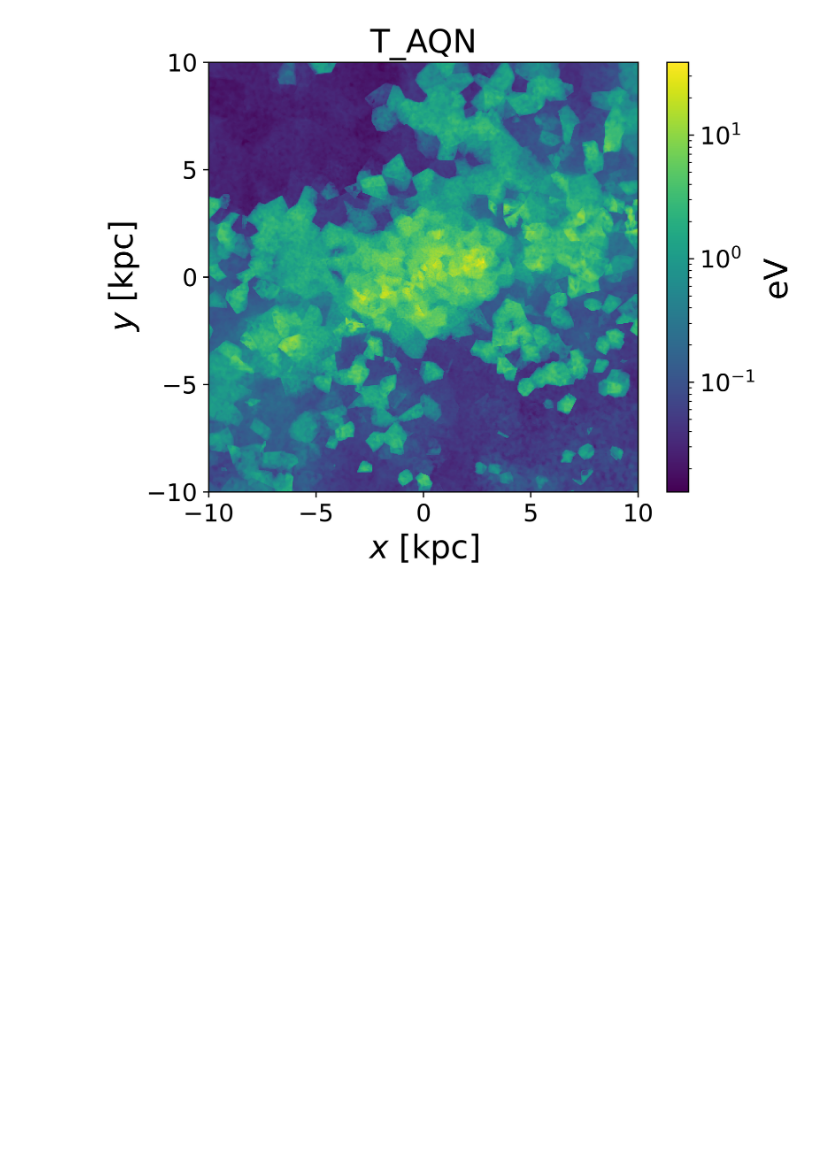
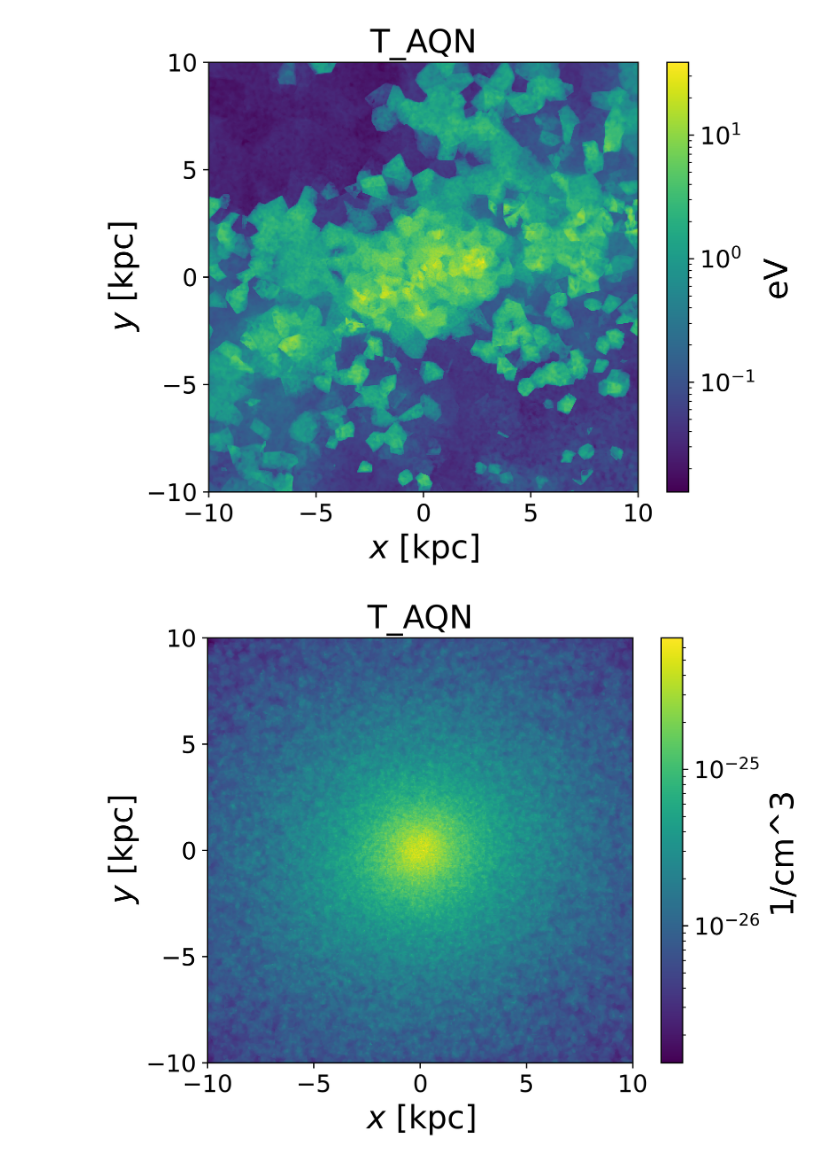
Before and after one commit to msekatchev/nugget-emissions, a Jupyter notebook: processing/generate-skymap-from-cubes-v2.ipynb, the cells around one changed output. Cells and saved outputs as stored; diff of their text form; code cells hidden in the pictures; blank space fills up the shorter version.

```diff
--- a/processing/generate-skymap-from-cubes-v2.ipynb
+++ b/processing/generate-skymap-from-cubes-v2.ipynb
@@ -87,2 +118,6 @@ plot_cube(cubes["t_aqn_i"], "eV", "none")
 # %% [output]
 [figure]
+# %%
+plot_cube(cubes["dark_mat"], "1/cm^3", "T_AQN")
+# %% [output]
+[figure, added]
```
Also changed, not shown: parts of 23 cells of this notebook, 2 other files.
